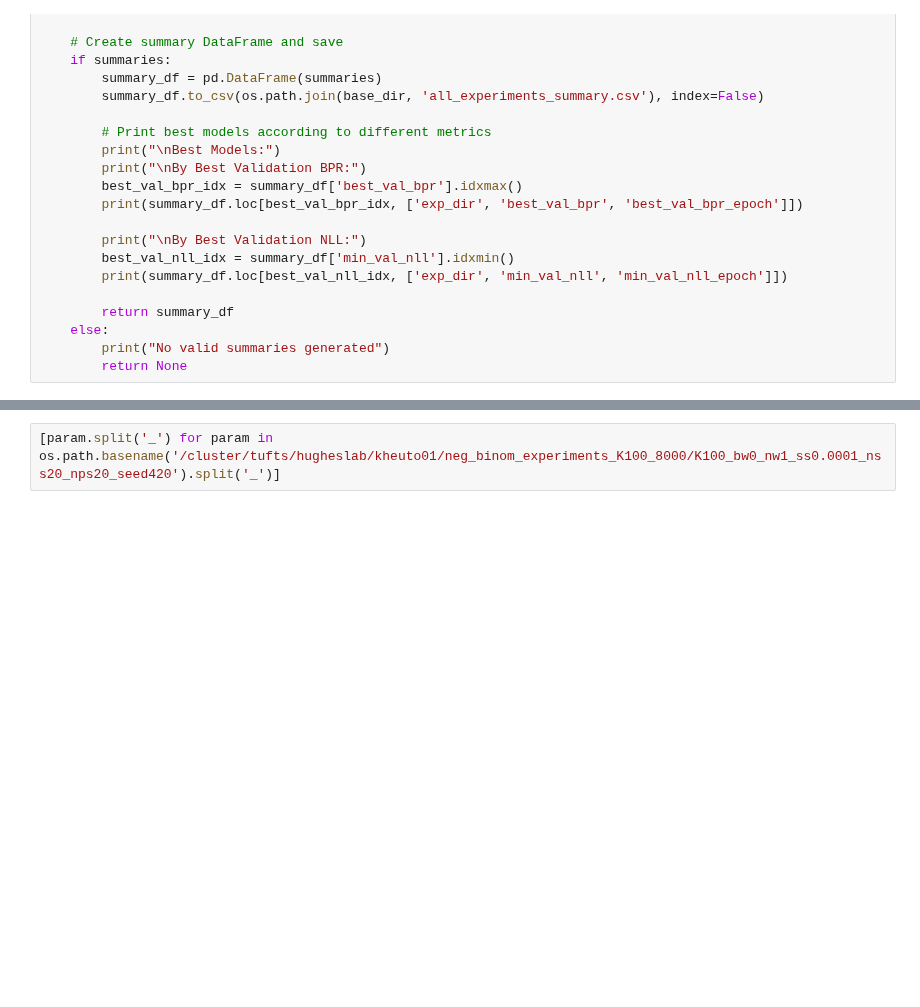
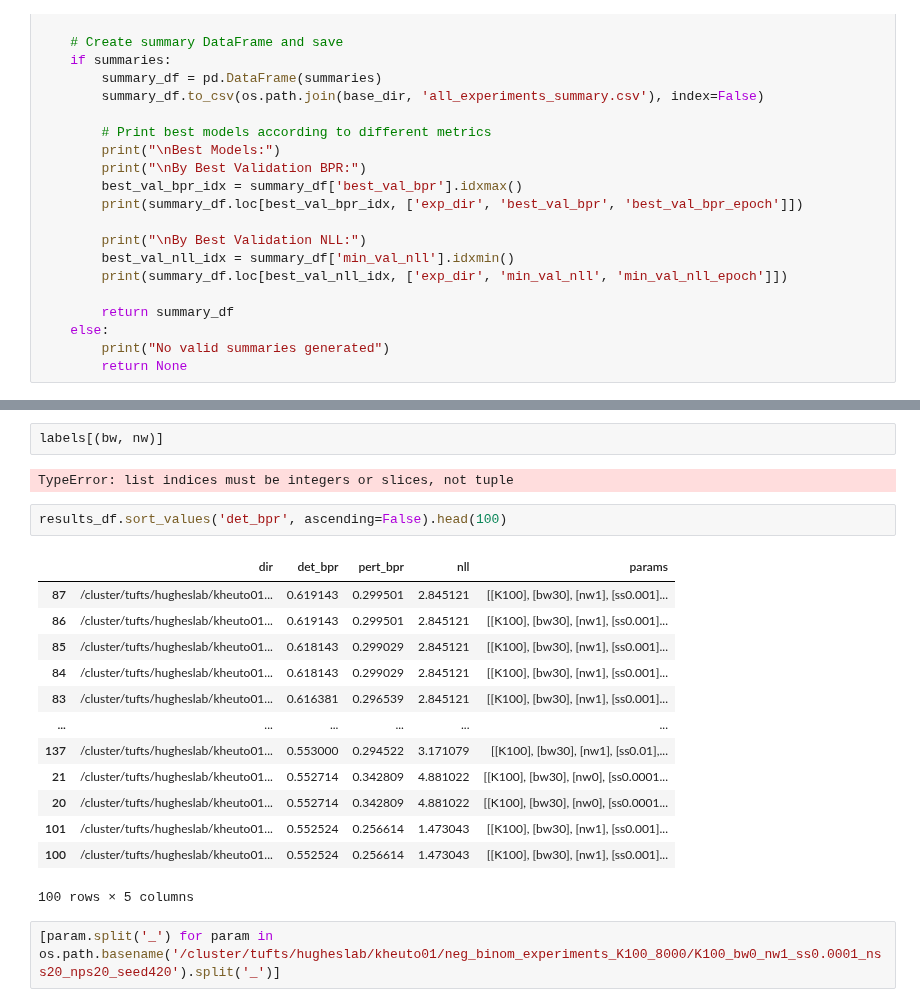
Before and after one commit to kheuton/prob_diff_topk, a Jupyter notebook: CheckOpioidResults.ipynb, the cells around one changed output, grey strips where cells are left out. Saved outputs shown, nothing was run; the diff lists cells and outputs as text; blank space fills up the shorter version.

```diff
--- a/CheckOpioidResults.ipynb
+++ b/CheckOpioidResults.ipynb
@@ -386,3 +468,23 @@ Index(['final_loss', 'final_train_bpr', 'final_train_nll', 'best_train_bpr',
+# %%
+labels[(bw, nw)]
+# %% [output]
+TypeError: list indices must be integers or slices, not tuple
+# %%
+results_df.sort_values('det_bpr', ascending=False).head(100)
+# %% [output]
+|  | dir | det_bpr | pert_bpr | nll | params |
+| 87 | /cluster/tufts/hugheslab/kheuto01... | 0.619143 | 0.299501 | 2.845121 | [[K100], [bw30], [nw1], [ss0.001]... |
+| 86 | /cluster/tufts/hugheslab/kheuto01... | 0.619143 | 0.299501 | 2.845121 | [[K100], [bw30], [nw1], [ss0.001]... |
+| 85 | /cluster/tufts/hugheslab/kheuto01... | 0.618143 | 0.299029 | 2.845121 | [[K100], [bw30], [nw1], [ss0.001]... |
+| 84 | /cluster/tufts/hugheslab/kheuto01... | 0.618143 | 0.299029 | 2.845121 | [[K100], [bw30], [nw1], [ss0.001]... |
+| 83 | /cluster/tufts/hugheslab/kheuto01... | 0.616381 | 0.296539 | 2.845121 | [[K100], [bw30], [nw1], [ss0.001]... |
+| ... | ... | ... | ... | ... | ... |
+| 137 | /cluster/tufts/hugheslab/kheuto01... | 0.553000 | 0.294522 | 3.171079 | [[K100], [bw30], [nw1], [ss0.01],... |
+| 21 | /cluster/tufts/hugheslab/kheuto01... | 0.552714 | 0.342809 | 4.881022 | [[K100], [bw30], [nw0], [ss0.0001... |
+| 20 | /cluster/tufts/hugheslab/kheuto01... | 0.552714 | 0.342809 | 4.881022 | [[K100], [bw30], [nw0], [ss0.0001... |
+| 101 | /cluster/tufts/hugheslab/kheuto01... | 0.552524 | 0.256614 | 1.473043 | [[K100], [bw30], [nw1], [ss0.001]... |
+| 100 | /cluster/tufts/hugheslab/kheuto01... | 0.552524 | 0.256614 | 1.473043 | [[K100], [bw30], [nw1], [ss0.001]... |
+100 rows × 5 columns
 # %%
 [param.split('_') for param in os.path.basename('/cluster/tufts/hugheslab/kheuto01/neg_binom_experiments_K100_8000/K100_bw0_nw1_ss0.0001_nss20_nps20_seed420').split('_')]
 # %% [output]
```
Also changed, not shown: parts of 9 cells of this notebook, 2 other files.
